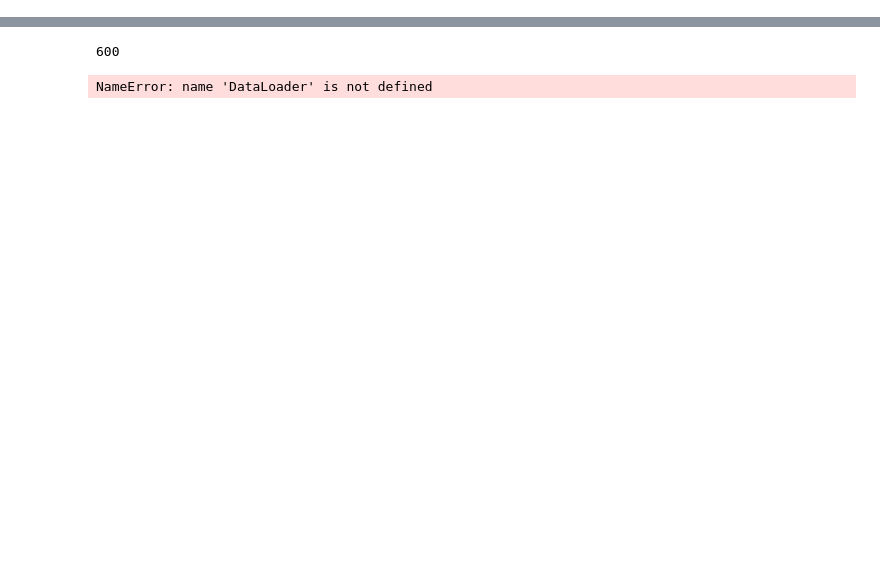
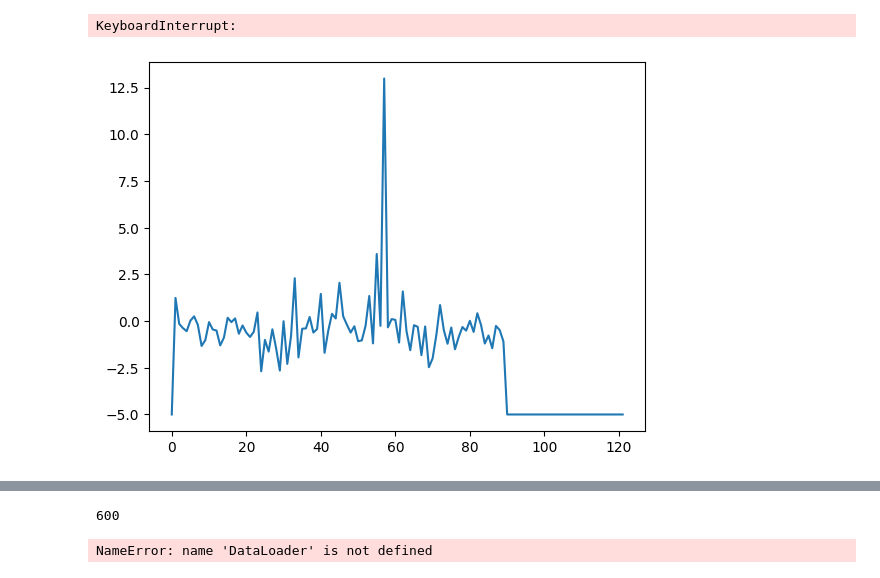
Before and after one commit to eri24816/piano-music-gen, a Jupyter notebook: with_feature.ipynb, the cells around one changed output, grey strips where cells are left out. Saved outputs shown, nothing was run; the diff lists cells and outputs as text; code cells hidden in the pictures; blank space fills up the shorter version.

Commit message:
debug

```diff
--- a/with_feature.ipynb
+++ b/with_feature.ipynb
@@ -22,5 +24,7 @@ model = model.to(device).train()
 # %%
-pr_ds = PianoRollDataset(r'W:\music\music-data-analysis\data', max_duration=32*150) # 150 bars
+model = Cake(a0_size=512, max_len=150, dim_model=256, num_layers=6, num_heads=8, dim_feedforward=1024)
+model = model.to(device).train()
+pr_ds = PianoRollDataset(r'W:\music\music-data-analysis\debug_data', max_duration=32*150) # 150 bars
 ds = FeatureDataset(pr_ds, features=model.features)
-dl = DataLoader(ds,batch_size=8, shuffle=True, num_workers=0)
+dl = DataLoader(ds,batch_size=8, shuffle=True, num_workers=8)
 # %% [output]
@@ -35,0 +32,15 @@ b = move_to_device(b)
+# %%
+from pathlib import Path
+from torch.utils.tensorboard.writer import SummaryWriter
+
+exp_name = 'feature/debug_c1'
+
+output_dir = Path(f'./output/{exp_name}')
+output_dir.mkdir(parents=True, exist_ok=True)
+checkpoint_dir = Path(f'./checkpoint/{exp_name}')
+checkpoint_dir.mkdir(parents=True, exist_ok=True)
+tensorboard_dir = Path(f'./tensorboard/{exp_name}')
+
+writer = SummaryWriter(tensorboard_dir)
+opt = Adam(model.parameters(), lr=2e-4)
+print('number of parameters:', sum(p.numel() for p in model.parameters())/1e6, 'M')
@@ -35,0 +49,9 @@ b = move_to_device(b)
+# %%
+from_epoch = 0
+epoch = from_epoch
+# load from checkpoint
+if from_epoch > 0:
+    checkpoint = torch.load(checkpoint_dir/f'{from_epoch}.pt')
+    model.load_state_dict(checkpoint['model'])
+    opt.load_state_dict(checkpoint['opt'])
+model = model.to(device)
@@ -35,0 +121,6 @@ b = move_to_device(b)
+# %%
+model.eval()
+tokens = model.sample_and_save(output_dir/f'test.mid', 16, 1)
+# %% [output]
+KeyboardInterrupt:
+[figure, added]
```
Also changed, not shown: parts of 12 cells of this notebook, 4 other files.
